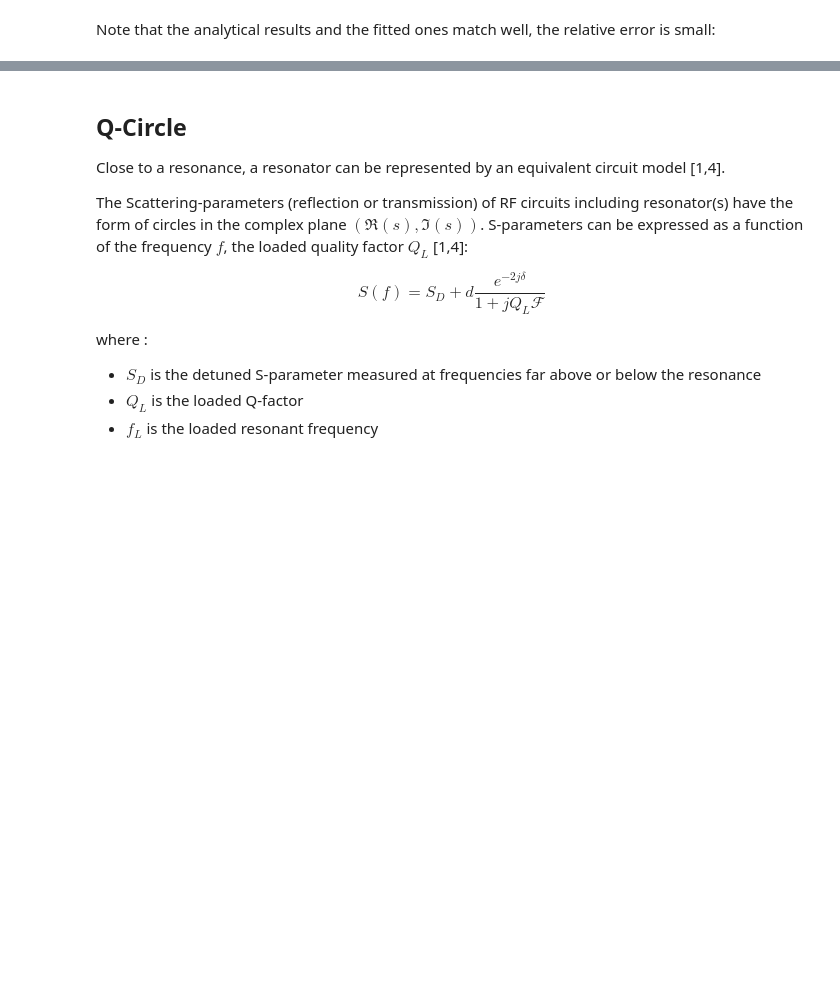
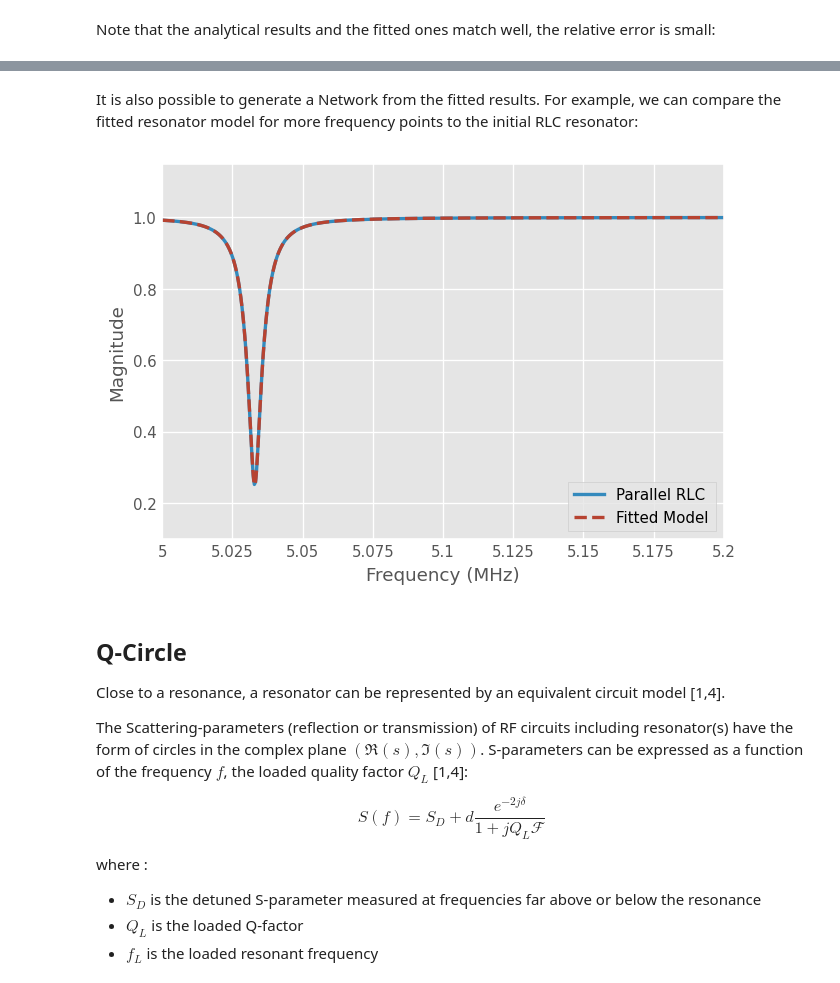
Before and after one commit to scikit-rf/scikit-rf, a Jupyter notebook: doc/source/tutorials/Q-Factor.ipynb, the cells around one changed output, grey strips where cells are left out. Saved outputs shown, nothing was run; the diff lists cells and outputs as text; code cells hidden in the pictures; blank space fills up the shorter version.

Commit message:
Further improvements
- added string description to Qfactor
- added BW and BW_scaled methods
- renamed and fixed fitted_s
- added fitted_network
- update tutorial

```diff
--- a/doc/source/tutorials/Q-Factor.ipynb
+++ b/doc/source/tutorials/Q-Factor.ipynb
@@ -118,3 +126,13 @@ print(f'Relative Error on Q_0:', (Q_RLC(R, L, C) - Q0)/Q_RLC(R, L, C))
+# %% [markdown]
+It is also possible to generate a Network from the fitted results. For example, we can compare the fitted resonator model for more frequency points to the initial RLC resonator:
+# %%
+new_freq = rf.Frequency(5, 5.2, npoints=5001, unit='MHz')
+fitted_network = Q.fitted_network(res, frequency=new_freq)
+# %%
+resonator.plot_s_mag(label='Parallel RLC ', lw=2)
+fitted_network.plot_s_mag(label='Fitted Model', lw=2, ls='--')
+# %% [output]
+[figure, added]
 # %% [markdown]
 ## Q-Circle
 Close to a resonance, a resonator can be represented by an equivalent circuit model [1,4].
```
Also changed, not shown: parts of 21 cells of this notebook, 1 other file.
